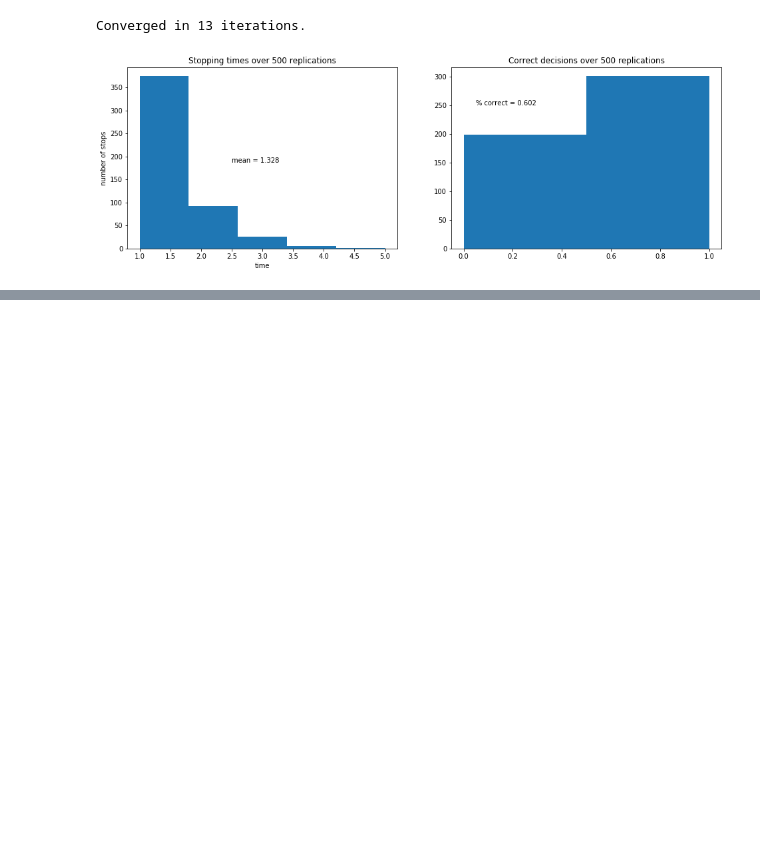
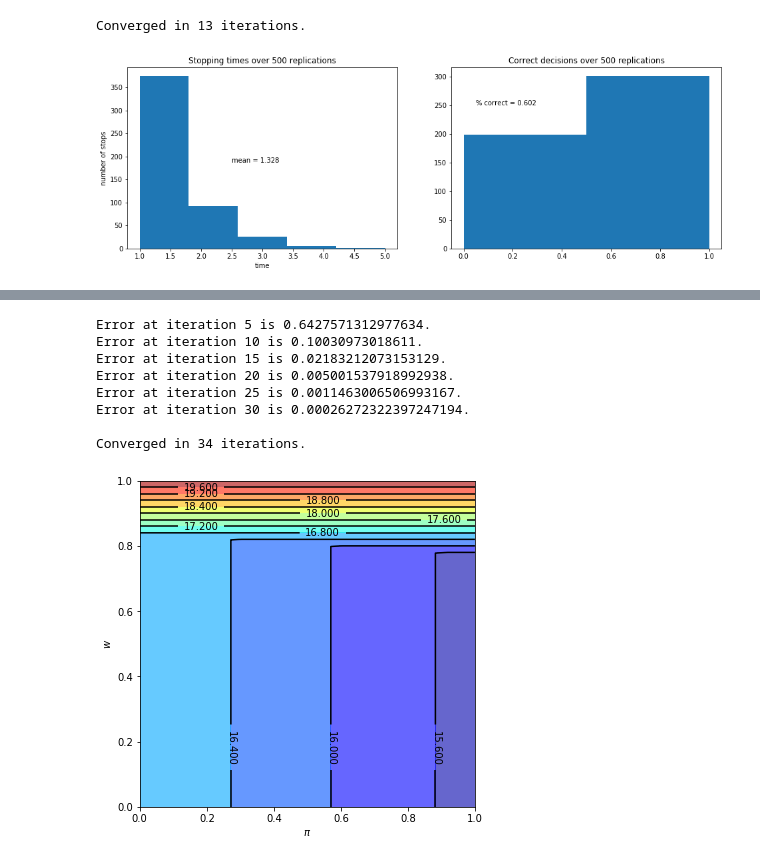
Before and after one commit to PanPip/QuantEcon_Tasks, a Jupyter notebook: Dynamic_programming.ipynb, the cells around one changed output, grey strips where cells are left out. Drawn from its saved outputs; the diff is of its cells as text; code cells hidden in the pictures; blank space fills up the shorter version.

```diff
--- a/Dynamic_programming.ipynb
+++ b/Dynamic_programming.ipynb
@@ -831,0 +865,33 @@ Converged in 13 iterations.
+# %%
+class SearchProblem:
+    """
+    A class to store a given parameterization of the "offer distribution
+    unknown" model.
+
+    """
+
+    def __init__(self,
+                 β=0.95,            # Discount factor
+                 c=0.3,             # Unemployment compensation
+                 F_a=1,
+                 F_b=1,
+                 G_a=3,
+                 G_b=1.2,
+                 w_max=1,           # Maximum wage possible
+                 w_grid_size=100,
+                 π_grid_size=100,
+                 mc_size=500):
+
+        self.β, self.c, self.w_max = β, c, w_max
+
+        self.f = beta_function_factory(F_a, F_b)
+        self.g = beta_function_factory(G_a, G_b)
+
+        self.π_min, self.π_max = 1e-3, 1-1e-3    # Avoids instability
+        self.w_grid = np.linspace(0, w_max, w_grid_size)
+        self.π_grid = np.linspace(self.π_min, self.π_max, π_grid_size)
+
+        self.mc_size = mc_size
+
+        self.w_f = np.random.beta(F_a, F_b, mc_size)
+        self.w_g = np.random.beta(G_a, G_b, mc_size)
@@ -831,0 +1014,20 @@ Converged in 13 iterations.
+# %%
+sp = SearchProblem()
+v_star = solve_model(sp)
+fig, ax = plt.subplots(figsize=(6, 6))
+ax.contourf(sp.π_grid, sp.w_grid, v_star, 12, alpha=0.6, cmap=cm.jet)
+cs = ax.contour(sp.π_grid, sp.w_grid, v_star, 12, colors="black")
+ax.clabel(cs, inline=1, fontsize=10)
+ax.set(xlabel='$\pi$', ylabel='$w$')
+
+plt.show()
+# %% [output]
+Error at iteration 5 is 0.6427571312977634.
+Error at iteration 10 is 0.10030973018611.
+Error at iteration 15 is 0.02183212073153129.
+Error at iteration 20 is 0.005001537918992938.
+Error at iteration 25 is 0.0011463006506993167.
+Error at iteration 30 is 0.00026272322397247194.
+
+Converged in 34 iterations.
+[figure, added]
```
Also changed, not shown: parts of 6 cells of this notebook.
